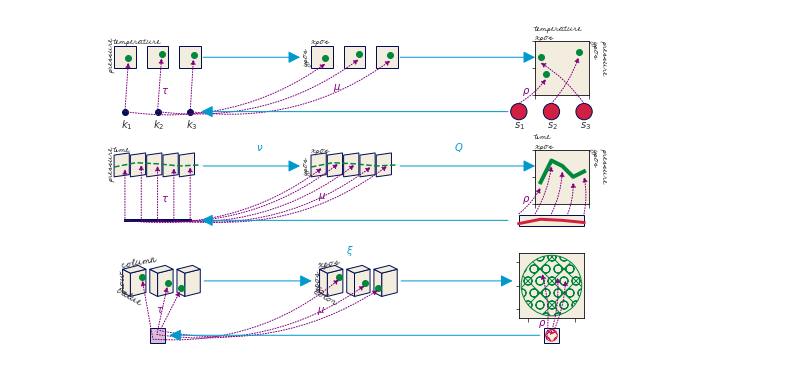
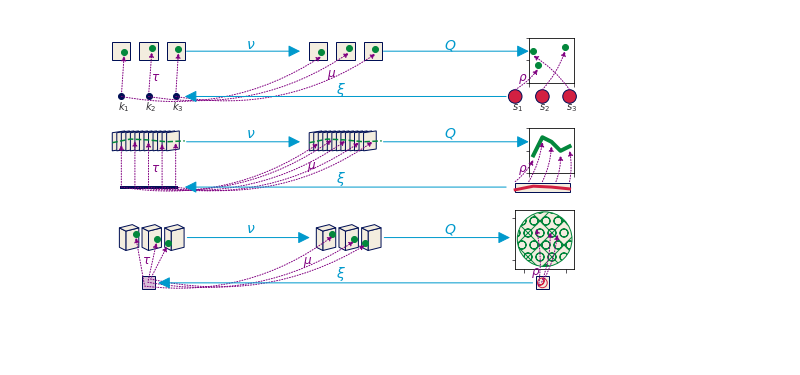
Before and after one commit to story645/proposal, a Jupyter notebook: paper/figures/code/q_figures.ipynb, the cells around one changed output. Drawn from its saved outputs; the diff is of its cells as text; code cells hidden in the pictures; blank space fills up the shorter version.

```diff
--- a/paper/figures/code/q_figures.ipynb
+++ b/paper/figures/code/q_figures.ipynb
@@ -28,9 +28,9 @@ fig, axd  = plt.subplot_mosaic([['k', 's']], figsize=(10,4),
 facecolor = axd['k'].get_facecolor()
 mc = 'C2'
 
-xposl = [.1, .9]
+xpos = [.1, .9]
 x = np.linspace(-2*np.pi, np.pi*2, 1000)
-inds = ((x>xposl[0]) & (x<xposl[-1]))
+inds = ((x>xpos[0]) & (x<xpos[-1]))
 xin = x[inds]
 mu = np.sin(xin*10)*.04 +.5
 y = np.cos(xin*10)*.03+.2
@@ -77,7 +77,7 @@ fig.savefig(spath/"q_hat.png", bbox_inches='tight', facecolor='white')
 # %%
 fig, axd = plt.subplot_mosaic([['Es', 'Vs', 'Hs'],
                                ['El', 'Vl', 'Hl'],
-                               ['Ei', 'Vi', 'Hi']], figsize=(10,6), gridspec_kw = {'hspace':0})
+                               ['Ei', 'Vi', 'Hi']], figsize=(10,5), gridspec_kw = {'hspace':0})
 for k in axd:
     axd[k].set(xlim=(0,1), ylim=(0,1), aspect='equal')
     axd[k].axis('off')
@@ -85,6 +85,8 @@ for k in axd:
 ac = '#0099CC'
 oc = 'C4'
 dc='C2'
+textsize=12
+labelsize=14
 
 yl = .2
 xpos = [.2, .5,.8]
@@ -94,7 +96,7 @@ xt = [32,38, 31]
 klabs = [r'$k_{1}$', r'$k_{2}$',r'$k_{3}$' ]
 slabs = [r'$s_{1}$', r'$s_{2}$',r'$s_{3}$' ]
 
-axsub = axd['Hs'].inset_axes([.35, .35, .5, .5] )
+axsub = axd['Hs'].inset_axes([.35, .35, .5, .5], facecolor='white')
 axsub.set(xticklabels=[], yticklabels=[], ylim=(40,50), xlim=(30,40))
 axsub.scatter(xt,yt, color=dc, edgecolor=dc)
 
@@ -150,18 +152,18 @@ a5 = mpatches.ConnectionPatch(xyA=(0.92,.7), coordsA=axd['Vs'].transData,
                       xyB=(.35, .7), coordsB=axd['Hs'].transData,  arrowstyle="-|>",
                                   mutation_scale=25, zorder=10, color=ac)
 fig.add_artist(a5)
-axd['Es'].annotate('temperature', (.1, .83))
-axd['Es'].annotate('pressure', (0.03, .58), rotation=90)
+#axd['Es'].annotate('temperature', (.1, .83))
+#axd['Es'].annotate('pressure', (0.03, .58), rotation=90)
 
-axd['Vs'].annotate('xpos',  (.1, .83))
-axd['Vs'].annotate('ypos',  (0.03, .65), rotation=90)
+#axd['Vs'].annotate('xpos',  (.1, .83))
+#axd['Vs'].annotate('ypos',  (0.03, .65), rotation=90)
 
-axd['Hs'].annotate('temperature\nxpos', (.35, .865))
-axd['Hs'].annotate('pressure\nypos', (.85, .58), rotation=-90)
+#axd['Hs'].annotate('temperature\nxpos', (.35, .865))
+#axd['Hs'].annotate('pressure\nypos', (.85, .58), rotation=-90)
 
-axd['Es'].annotate(r'$\tau$',(0.53, 0.37), color=oc)
-axd['Vs'].annotate(r'$\mu$', (.3, .4), color=oc)
-axd['Hs'].annotate(r'$\rho$', (.23, .37), color=oc)
+axd['Es'].annotate(r'$\tau$',(0.53, 0.37), color=oc, fontsize=textsize)
+axd['Vs'].annotate(r'$\mu$', (.3, .42), color=oc, fontsize=textsize)
+axd['Hs'].annotate(r'$\rho$', (.23, .37), color=oc, fontsize=textsize)
 
 
 yl = .2
@@ -173,7 +175,7 @@ xt = np.array([1,3,5,7,9])
 r = mpatches.Rectangle((xpos[0], .15), height=.1, width=xpos[1]-xpos[0],
                         facecolor=facecolor, edgecolor='C0')
 axd['Hl'].add_patch(r)
-axsub = axd['Hl'].inset_axes([.35, .35, .5, .5] )
+axsub = axd['Hl'].inset_axes([.35, .35, .5, .5], facecolor='white')
 axsub.set(xticklabels=[], yticklabels=[], ylim=(40,50), xlim=(0,10))
 axsub.plot(xt,yt, color=dc, linewidth=4)
 
@@ -185,7 +187,7 @@ axd['El'].plot(xp,yp, zorder=100, color=dc, linestyle='--')
 axd['Vl'].plot(xp,yp, zorder=100, color=dc, linestyle='--')
 axd['Hl'].plot(xp[:-1]+.1, yp[:-1]-.52, color='C1', linewidth=3 )
 
-for i, off in enumerate(np.arange(xpos[0], xpos[-1], .15)):
+for i, off in enumerate(np.arange(xpos[0], xpos[-1], .05)):
     verts = np.array([[0, .4], [0,.6], [.14, .62], [.14, .42], [0, .6 ]]) + [off-.1, .2]
     pe = mpatches.PathPatch(mpath.Path(verts, closed=True), edgecolor='C0',
                                       facecolor=facecolor)
@@ -195,10 +197,12 @@ for i, off in enumerate(np.arange(xpos[0], xpos[-1], .15)):
                                       facecolor=facecolor)
     axd['Vl'].add_patch(pv)
 
+
+
+for i, off in enumerate(np.arange(xpos[0], xpos[-1], .15)):
     a1 = mpatches.FancyArrowPatch((off, yl), (off,yp[i]), arrowstyle="-|>",
                                   linestyle=':', mutation_scale=10, color=oc)
     axd['El'].add_patch(a1)
-
     a2 = mpatches.ConnectionPatch(xyA=(off,yl), coordsA=axd['El'].transData,
                       xyB=(off,yp[i]-.01), coordsB=axd['Vl'].transData,  arrowstyle="-|>",
                                   mutation_scale=10, connectionstyle="arc3,rad=.2",
@@ -228,18 +232,18 @@ a5 = mpatches.ConnectionPatch(xyA=(0.92,.7), coordsA=axd['Vl'].transData,
 fig.add_artist(a5)
 
 
-axd['El'].annotate('time', (.1, .83))
-axd['El'].annotate('pressure', (0.03, .58), rotation=90)
+#axd['El'].annotate('time', (.1, .83))
+#axd['El'].annotate('pressure', (0.03, .58), rotation=90)
 
-axd['Vl'].annotate('xpos',  (.1, .83))
-axd['Vl'].annotate('ypos',  (0.03, .65), rotation=90)
+#axd['Vl'].annotate('xpos',  (.1, .83))
+#axd['Vl'].annotate('ypos',  (0.03, .65), rotation=90)
 
-axd['Hl'].annotate('time\nxpos', (.35, .865))
-axd['Hl'].annotate('pressure\nypos', (.85, .58), rotation=-90)
+#axd['Hl'].annotate('time\nxpos', (.35, .865))
+#axd['Hl'].annotate('pressure\nypos', (.85, .58), rotation=-90)
 
-axd['El'].annotate(r'$\tau$',(0.53, 0.37), color=oc)
-axd['Vl'].annotate(r'$\mu$', (.16, .4), color=oc)
-axd['Hl'].annotate(r'$\rho$', (.23, .37), color=oc)
+axd['El'].annotate(r'$\tau$',(0.53, 0.37), color=oc, fontsize=textsize)
+axd['Vl'].annotate(r'$\mu$', (.08, .4), color=oc, fontsize=textsize)
+axd['Hl'].annotate(r'$\rho$', (.23, .37), color=oc, fontsize=textsize)
 
 axd['Ei'].set(xlim=(-0.2,1.2), ylim=(-0.2,1.2), aspect='equal')
 axd['Vi'].set(xlim=(-0.2,1.2), ylim=(-0.2,1.2), aspect='equal')
@@ -255,7 +259,7 @@ smile = mpatches.Circle((.5,0), radius=.075,
                         facecolor=facecolor, edgecolor='C1', hatch='Ox')
 axd['Hi'].add_patch(smile)
 
-axsub = axd['Hi'].inset_axes([.2, .3, .6, .6] )
+axsub = axd['Hi'].inset_axes([.2, .3, .65, .65], facecolor='white')
 axsub.set(xticklabels=[], yticklabels=[], ylim=(-0.2,1.2), xlim=(-0.2,1.2))
 
 smileB =  mpatches.Circle((.5,.5), radius=.65, facecolor=facecolor,
@@ -271,13 +275,13 @@ yi = np.array([.05, .11, .16])-.1
 axd['Ei'].scatter(x,y, color=dc, zorder=10)
 axd['Vi'].scatter(x,y, color=dc, zorder=10)
 
-axd['Ei'].text(.025,.87, 'column', rotation=10, fontsize=12)
-axd['Ei'].text(-.01,.62, 'row', rotation=90, fontsize=12)
-axd['Ei'].text(-.06,.39, 'value', rotation=-30, fontsize=12)
+#axd['Ei'].text(.025,.87, 'column', rotation=10, fontsize=12)
+#axd['Ei'].text(-.01,.62, 'row', rotation=90, fontsize=12)
+#axd['Ei'].text(-.06,.39, 'value', rotation=-30, fontsize=12)
 
-axd['Vi'].text(.025,.87, 'xpos', rotation=10, fontsize=12)
-axd['Vi'].text(-.01,.62, 'ypos', rotation=90, fontsize=12)
-axd['Vi'].text(-.06,.39, 'color', rotation=-30, fontsize=12)
+#axd['Vi'].text(.025,.87, 'xpos', rotation=10, fontsize=12)
+#axd['Vi'].text(-.01,.62, 'ypos', rotation=90, fontsize=12)
+#axd['Vi'].text(-.06,.39, 'color', rotation=-30, fontsize=12)
 for i, off in enumerate([-.05, .3, .65]):
 
     verts = np.array([[[.2,.4], [.2,.7], [.4, .75], [.4,.45]],
@@ -297,38 +301,39 @@ for i, off in enumerate([-.05, .3, .65]):
     a2 = mpatches.ConnectionPatch(xyA=(xi[i],yi[i]), coordsA=axd['Ei'].transData,
                       xyB=(x[i],y[i]-.03), coordsB=axd['Vi'].transData,  arrowstyle="-|>",
                                   mutation_scale=10, connectionstyle="arc3,rad=.2",
                                  linestyle=':', color=oc)
     fig.add_artist(a2)
 
     a3 = mpatches.ConnectionPatch(xyA=(xi[i],yi[i]), coordsA=axd['Hi'].transData,
                       xyB=(x[i],y[i]), coordsB=axsub.transData,  arrowstyle="-|>",
                                   mutation_scale=10, connectionstyle="arc3,rad=0.1",
                                  linestyle=':', color=oc)
     fig.add_artist(a3)
 
 
-axd['Ei'].annotate(r'$\tau$',(0.48, 0.30), color=oc)
-axd['Vi'].annotate(r'$\mu$', (.022, .3), color=oc)
-axd['Hi'].annotate(r'$\rho$', (.33, .13), color=oc, zorder=10)
+axd['Ei'].annotate(r'$\tau$',(0.4, 0.30), color=oc, fontsize=textsize)
+axd['Vi'].annotate(r'$\mu$', (-.15, .3), color=oc, fontsize=textsize)
+axd['Hi'].annotate(r'$\rho$', (.33, .13), color=oc, zorder=10, fontsize=textsize)
 
 a3 = mpatches.ConnectionPatch(xyA=(0.35, 0), coordsA=axd['Hi'].transData,
                       xyB=(.65, 0), coordsB=axd['Ei'].transData,  arrowstyle="-|>",
                                   mutation_scale=25, zorder=10, color=ac)
 fig.add_artist(a3)
 
 a4 = mpatches.ConnectionPatch(xyA=(1.1,.7), coordsA=axd['Ei'].transData,
                       xyB=(-.05, .7), coordsB=axd['Vi'].transData,  arrowstyle="-|>",
                                   mutation_scale=25, zorder=10, color=ac)
 fig.add_artist(a4)
 a5 = mpatches.ConnectionPatch(xyA=(1.1,.7), coordsA=axd['Vi'].transData,
                       xyB=(0, .7), coordsB=axd['Hi'].transData,  arrowstyle="-|>",
                                   mutation_scale=25, zorder=10, color=ac)
 fig.add_artist(a5)
 
-
-fig.text(.5, .35, r'$\xi$', color=ac)
-fig.text(.375, .59, r'$\nu$', color=ac)
-fig.text(.65, .59, r'$Q$', color=ac)
+for off in [0, .265, .255*2 ]:
+    fig.text(.5, .175+off, r'$\xi$', color=ac, fontsize=labelsize)
+    fig.text(.375,.3+off, r'$\nu$', color=ac, fontsize=labelsize)
+    fig.text(.65, .3+off, r'$Q$', color=ac, fontsize=labelsize)
+fig.subplots_adjust(hspace=-.25)
 fig.savefig(spath/"teaser.png", facecolor='white', bbox_inches='tight')
 # %% [output]
-[figure, old version]
+[figure, new version]
```
Also changed, not shown: parts of 3 cells of this notebook, 1 other file.
